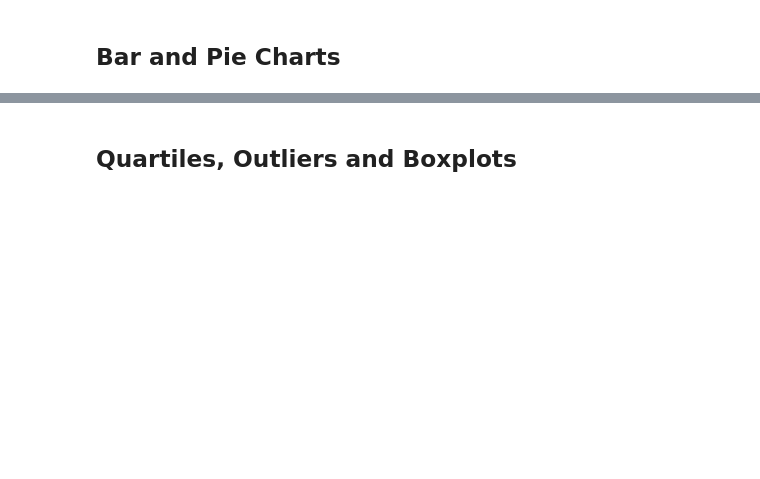
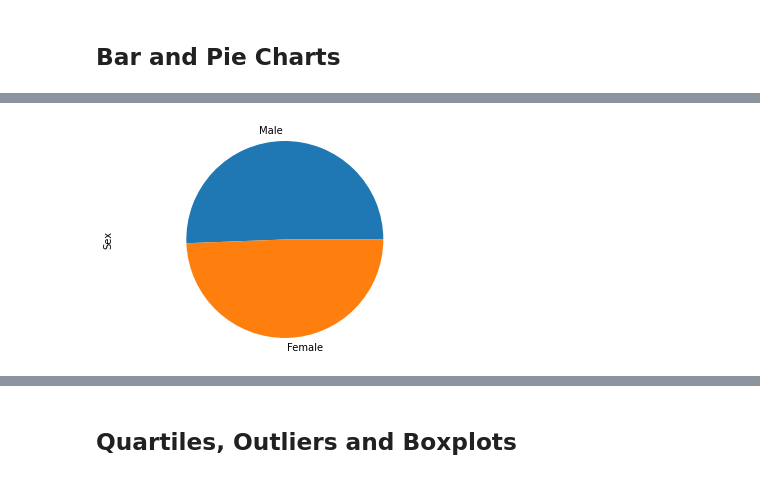
Before and after one commit to Marlyng26/Cancer-in-Mice-Analysis, a Jupyter notebook: pymaceuticals_starter.ipynb, the cells around one changed output, grey strips where cells are left out. Drawn from its saved outputs; the diff is of its cells as text; code cells hidden in the pictures; blank space fills up the shorter version.

```diff
--- a/pymaceuticals_starter.ipynb
+++ b/pymaceuticals_starter.ipynb
@@ -131,4 +186,11 @@ sum_stat_df
 # %%
 # Generate a pie plot showing the distribution of female versus male mice using pandas
+gender_data = combined_data["Sex"].value_counts()
+
+gender_data.plot(kind="pie")
+plt.axis('equal')
+plt.show()
+# %% [output]
+[figure, added]
 # %%
 # Generate a pie plot showing the distribution of female versus male mice using pyplot
```
Also changed, not shown: parts of 14 cells of this notebook, 1 other file.
